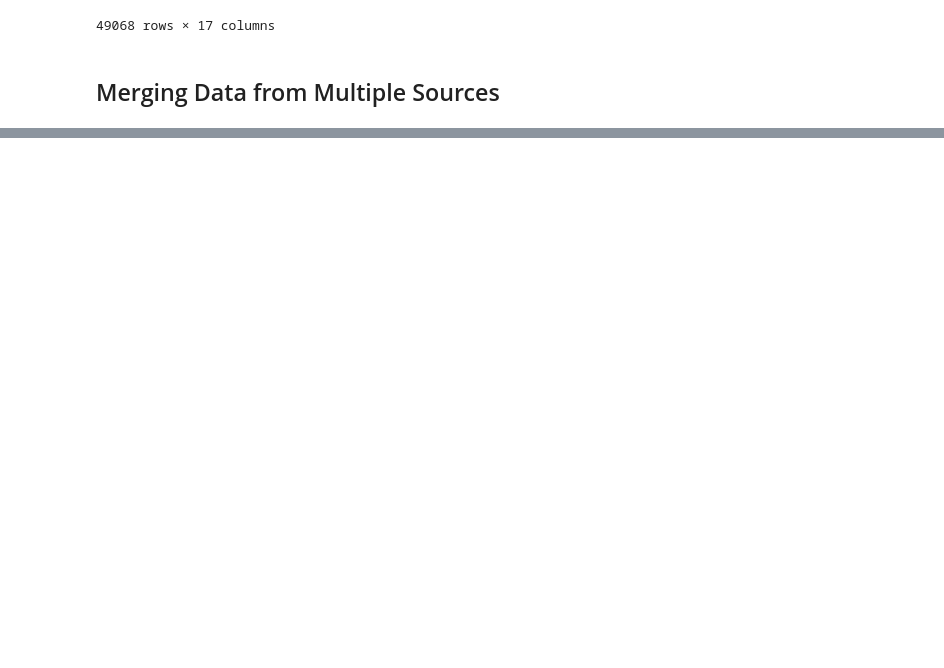
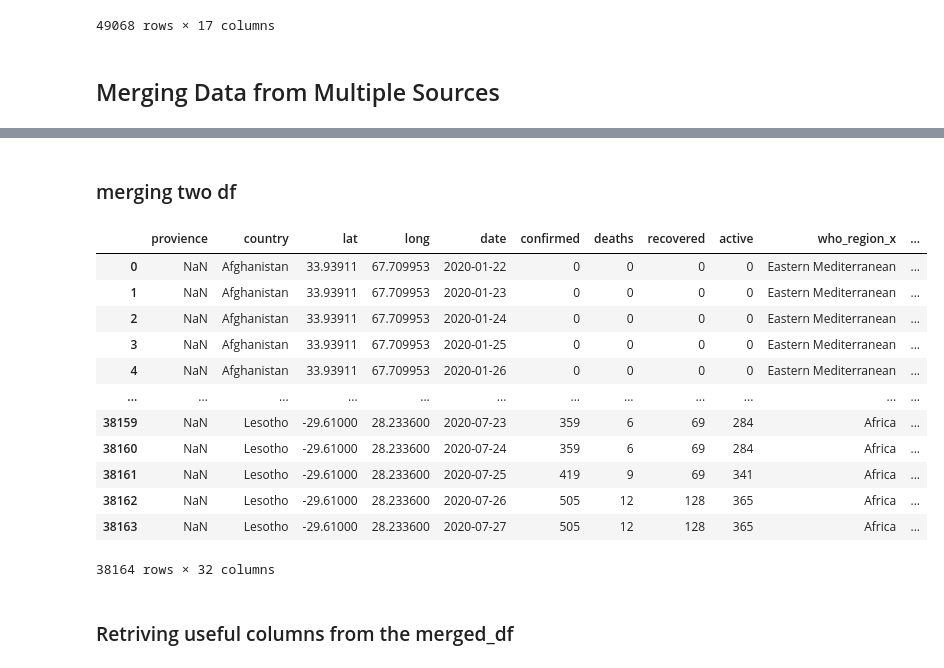
Before and after one commit to Swaraz08/Jupyter, a Jupyter notebook: pandas.ipynb, the cells around one changed output, grey strips where cells are left out. Cells and saved outputs as stored; diff of their text form; code cells hidden in the pictures; blank space fills up the shorter version.

Commit message:
learned merging operation

```diff
--- a/pandas.ipynb
+++ b/pandas.ipynb
@@ -504,3 +504,5 @@ covid_df
 49068 rows × 17 columns
 # %% [markdown]
 ## Merging Data from Multiple Sources
+# %%
+locations_df=pd.read_csv('./covid_data/worldometer_data.csv')
@@ -506,0 +546,22 @@ covid_df
+# %% [markdown]
+### merging two df
+# %%
+merged_df=covid_df.merge(locations_df,on='country')
+# %%
+merged_df
+# %% [output]
+|  | provience | country | lat | long | date | confirmed | deaths | recovered | active | who_region_x | ... |
+| 0 | NaN | Afghanistan | 33.93911 | 67.709953 | 2020-01-22 | 0 | 0 | 0 | 0 | Eastern Mediterranean | ... |
+| 1 | NaN | Afghanistan | 33.93911 | 67.709953 | 2020-01-23 | 0 | 0 | 0 | 0 | Eastern Mediterranean | ... |
+| 2 | NaN | Afghanistan | 33.93911 | 67.709953 | 2020-01-24 | 0 | 0 | 0 | 0 | Eastern Mediterranean | ... |
+| 3 | NaN | Afghanistan | 33.93911 | 67.709953 | 2020-01-25 | 0 | 0 | 0 | 0 | Eastern Mediterranean | ... |
+| 4 | NaN | Afghanistan | 33.93911 | 67.709953 | 2020-01-26 | 0 | 0 | 0 | 0 | Eastern Mediterranean | ... |
+| ... | ... | ... | ... | ... | ... | ... | ... | ... | ... | ... | ... |
+| 38159 | NaN | Lesotho | -29.61000 | 28.233600 | 2020-07-23 | 359 | 6 | 69 | 284 | Africa | ... |
+| 38160 | NaN | Lesotho | -29.61000 | 28.233600 | 2020-07-24 | 359 | 6 | 69 | 284 | Africa | ... |
+| 38161 | NaN | Lesotho | -29.61000 | 28.233600 | 2020-07-25 | 419 | 9 | 69 | 341 | Africa | ... |
+| 38162 | NaN | Lesotho | -29.61000 | 28.233600 | 2020-07-26 | 505 | 12 | 128 | 365 | Africa | ... |
+| 38163 | NaN | Lesotho | -29.61000 | 28.233600 | 2020-07-27 | 505 | 12 | 128 | 365 | Africa | ... |
+38164 rows × 32 columns
+# %% [markdown]
+### Retriving useful columns from the merged_df
```
Also changed, not shown: parts of 8 cells of this notebook, 3 other files.
